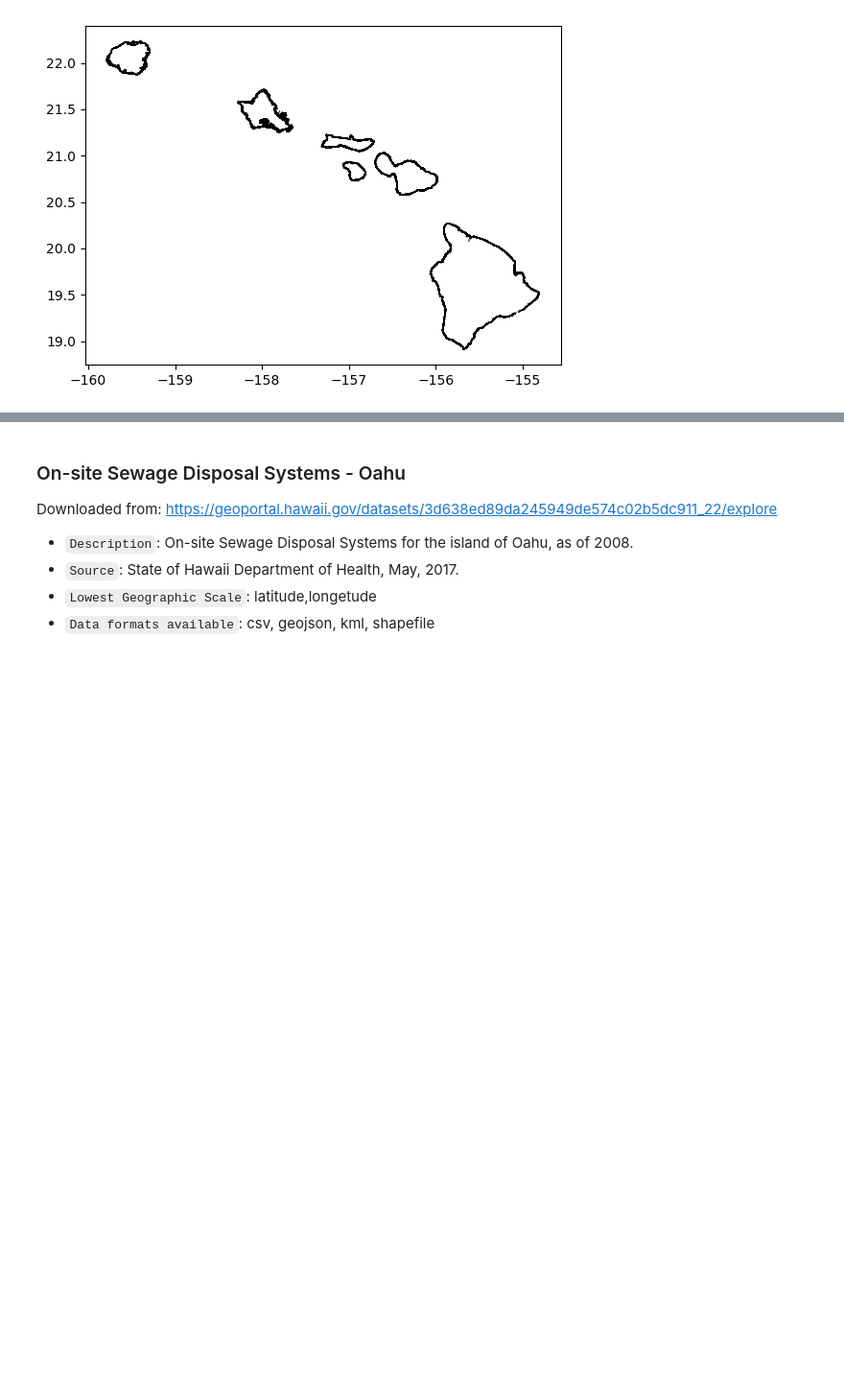
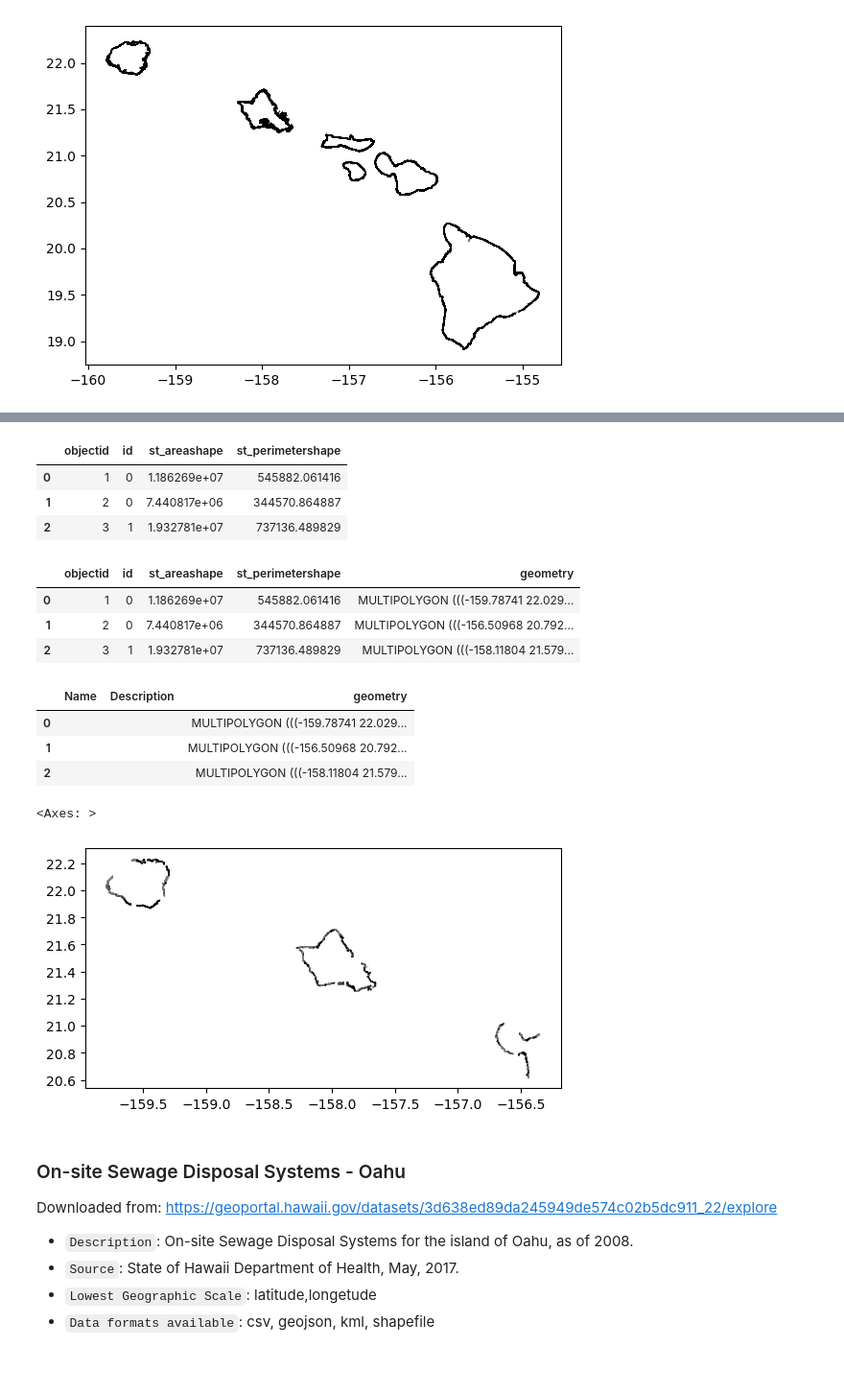
Before and after one commit to mahdi-b/Kanehekili, a Jupyter notebook: Current datasets.ipynb, the cells around one changed output, grey strips where cells are left out. Shown at 96% size. Drawn from its saved outputs; the diff is of its cells as text; code cells hidden in the pictures; blank space fills up the shorter version.

```diff
--- a/Current datasets.ipynb
+++ b/Current datasets.ipynb
@@ -1265,3 +1384,33 @@ data74.plot(alpha=0.5, color='grey', edgecolor='black')
+# %%
+data138 = pd.read_csv("data/slr highwave flooding/3.2ft/SLR_Annual_High_Wave_Flooding_-_3.2_Ft._Scenario.csv")
+data138.head(3)
+# %% [output]
+|  | objectid | id | st_areashape | st_perimetershape |
+| 0 | 1 | 0 | 1.186269e+07 | 545882.061416 |
+| 1 | 2 | 0 | 7.440817e+06 | 344570.864887 |
+| 2 | 3 | 1 | 1.932781e+07 | 737136.489829 |
+# %%
+data139 = gpd.read_file("data/slr highwave flooding/3.2ft/SLR_Annual_High_Wave_Flooding_-_3.2_Ft._Scenario.geojson")
+data139.head(3)
+# %% [output]
+|  | objectid | id | st_areashape | st_perimetershape | geometry |
+| 0 | 1 | 0 | 1.186269e+07 | 545882.061416 | MULTIPOLYGON (((-159.78741 22.029... |
+| 1 | 2 | 0 | 7.440817e+06 | 344570.864887 | MULTIPOLYGON (((-156.50968 20.792... |
+| 2 | 3 | 1 | 1.932781e+07 | 737136.489829 | MULTIPOLYGON (((-158.11804 21.579... |
+# %%
+data140 = gpd.read_file("data/slr highwave flooding/3.2ft/SLR_Annual_High_Wave_Flooding_-_3.2_Ft._Scenario.kml")
+data140.head(3)
+# %% [output]
+|  | Name | Description | geometry |
+| 0 |  |  | MULTIPOLYGON (((-159.78741 22.029... |
+| 1 |  |  | MULTIPOLYGON (((-156.50968 20.792... |
+| 2 |  |  | MULTIPOLYGON (((-158.11804 21.579... |
+# %%
+data141 = gpd.read_file("data/slr highwave flooding/3.2ft/SLR_Annual_High_Wave_Flooding_-_3.2_Ft._Scenario")
+data141.plot(alpha=0.5, color='grey', edgecolor='black')
+# %% [output]
+<Axes: >
+[figure, added]
 # %% [markdown]
 ### On-site Sewage Disposal Systems - Oahu
 
```
Also changed, not shown: parts of 15 cells of this notebook, 46 other files.
